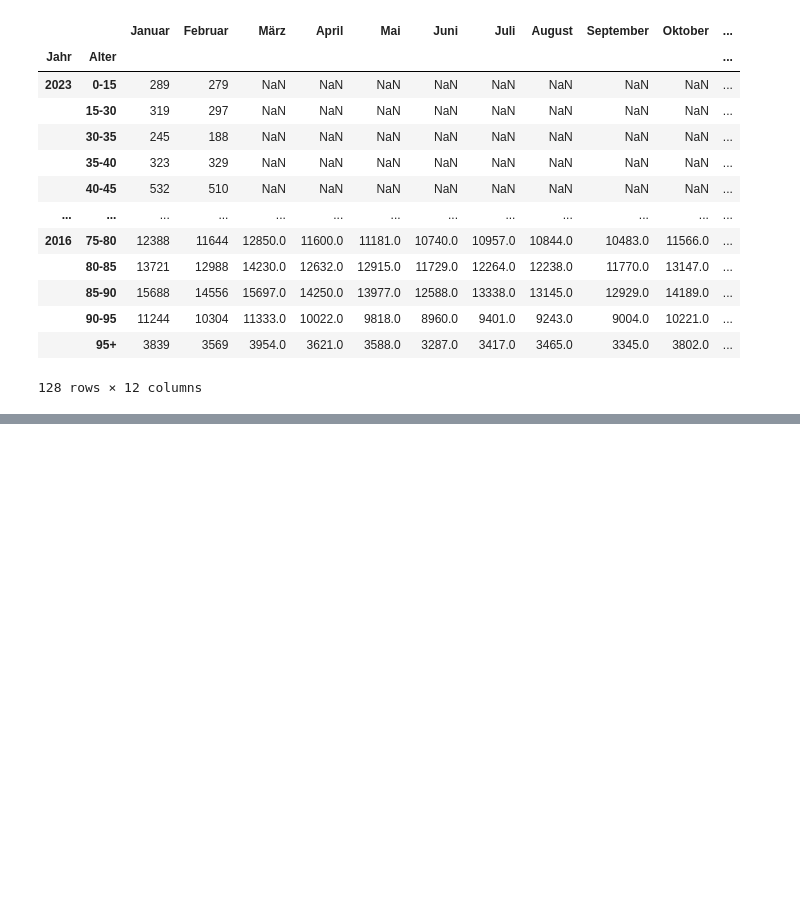
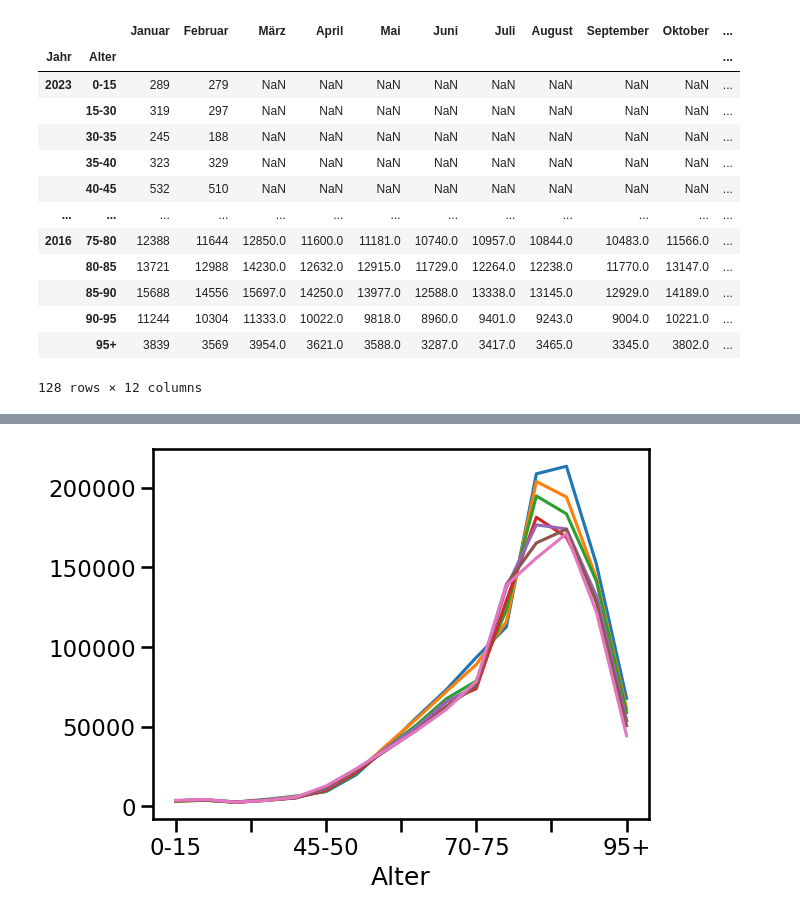
Before and after one commit to snilsn/death, a Jupyter notebook: plotting_test.ipynb, the cells around one changed output, grey strips where cells are left out. Drawn from its saved outputs; the diff is of its cells as text; code cells hidden in the pictures; blank space fills up the shorter version.

Commit message:
age index testing

```diff
--- a/plotting_test.ipynb
+++ b/plotting_test.ipynb
@@ -117,0 +135,6 @@ for month, ax in zip(['Januar', 'Februar'], axes.ravel()):
+# %%
+for year in df.index.droplevel(1).drop_duplicates()[1:]:
+
+    df.loc[(year)].sum(axis=1).plot()
+# %% [output]
+[figure, added]
```
Also changed, not shown: parts of 8 cells of this notebook.
